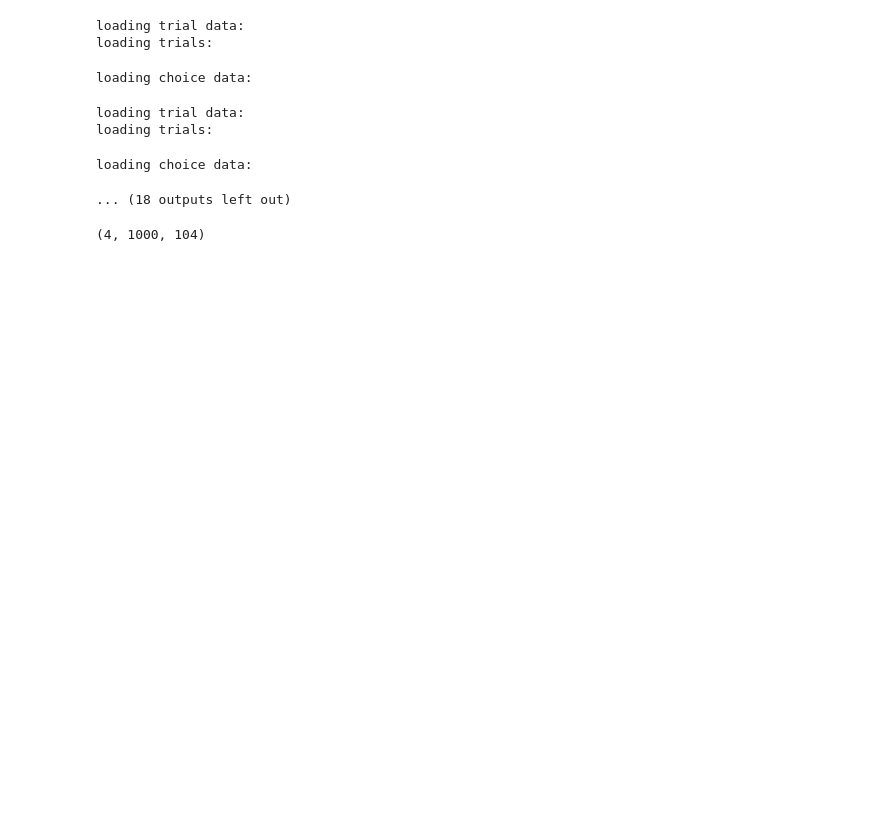
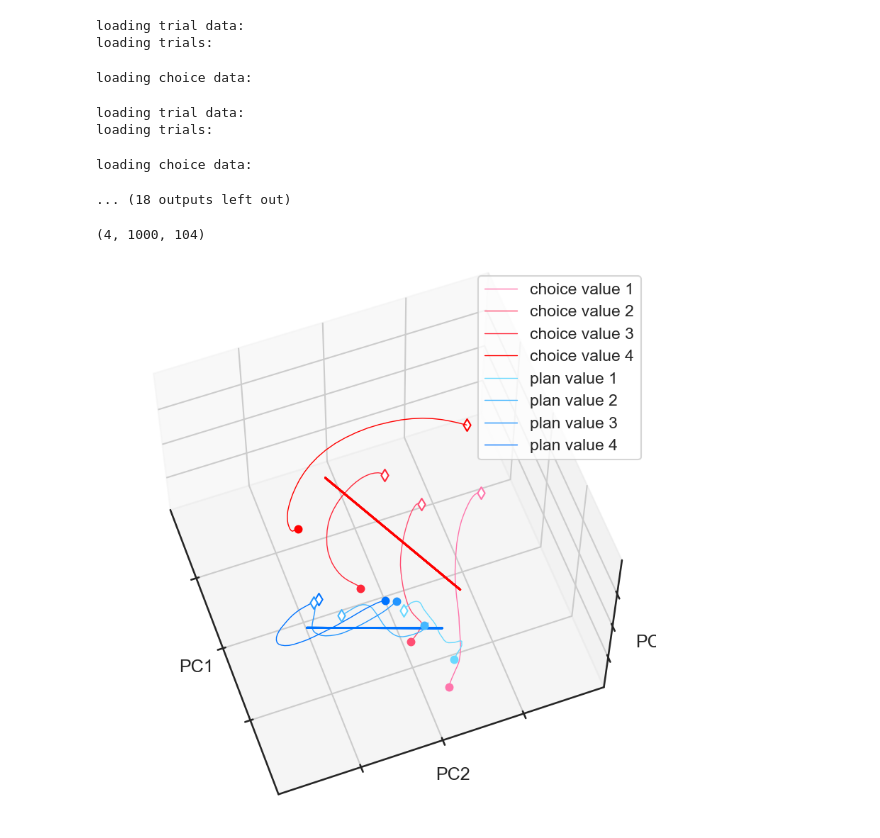
Before and after one commit to wjung21/PlanningDynamics, a Jupyter notebook: figures/fig4.ipynb, the cells around one changed output. Cells and saved outputs as stored; diff of their text form; code cells hidden in the pictures; blank space fills up the shorter version.

```diff
--- a/figures/fig4.ipynb
+++ b/figures/fig4.ipynb
@@ -130,18 +131,80 @@ class PCA:
 condition_averages["london"][0]["choice_avg"].shape
 # %% [output]
 (4, 1000, 104)
-# %%
-def fig4b(condition_averages):
-    sbj = "London"
-    choice_avg = np.concat([a["choice_avg"] for a in condition_averages[sbj]], axis=2)
-    plan_avg = np.concat([a["plan_avg"] for a in condition_averages[sbj]], axis=2)
-    full_avg = np.concat([choice_avg, plan_avg], axis=0)
-    conditions = {}
-    for i in range(4):
-        conditions[i]  = "choice" + i
-        conditions[i + 4] = "plan" + i
-    pca = PCA(n_components=10, bin_size=150, step_size=10)
-    pca.fit(full_avg)
+# %%
+from matplotlib.colors import LinearSegmentedColormap
+def interpolate_colors(color1, color2, num_colors):
+    cmap = LinearSegmentedColormap.from_list('custom_cmap', [color1, color2], N=num_colors)
+    colors = [cmap(i) for i in range(num_colors)]
+    return colors
+
+def fig4b(condition_averages):
+    sbj = "london"
+    choice_avg = np.concat([a["choice_avg"] for a in condition_averages[sbj]], axis=2)
+    plan_avg = np.concat([a["plan_avg"] for a in condition_averages[sbj]], axis=2)
+    full_avg = np.concat([choice_avg, plan_avg], axis=0)
+    conditions = {}
+    for i in range(4):
+        conditions[i]  = "choice value " + str(i + 1)
+        conditions[i + 4] = "plan value " + str(i + 1)
+    pca = PCA(n_components=10, bin_size=150, step_size=10)
+    pca.fit(full_avg)
+
+    sns.set(style="ticks", context="talk", palette="tab10")
+
+    fig = plt.figure(figsize=(10, 10))
+    ax = fig.add_subplot(111, projection='3d')
+    PCs = pca.PCs.copy()
+
+    l_start, l_end = 45, 85
+    t_start = 50
+    t_end = 80
+    choice_colors = interpolate_colors(color2="#ff0000", color1="#ff75ac", num_colors=4)#[::-1]
+    plan_colors = interpolate_colors(color2="#0073ff", color1="#69d9ff", num_colors=4)#[::-1]
+    colors_all = np.vstack([choice_colors, plan_colors])
+
+    for i in range(8):
+        trace = utils.movmean(PCs[i, l_start:l_end, :].T, w=2).T
+        c = colors_all[i]
+        ax.plot(trace[:, 0], trace[:, 1], trace[:, 2], color=c, alpha=1, linestyle="-", lw=1, label=conditions[i])
+        ax.scatter(trace[0, 0], trace[0, 1], trace[0, 2], color=c, s=50, alpha=1)
+        ax.scatter(trace[-1, 0], trace[-1, 1], trace[-1, 2], s=75, alpha=1, marker="d", facecolor="white", edgecolor=c)
+
+        mean_pcs_exe = PCs[:4, t_start:t_end, :].mean(axis=1)
+        mean_pcs_plan = PCs[4:, t_start:t_end, :].mean(axis=1)
+
+        def plot_linear_regression(ax, mean_pcs, colors):
+            model = LinearRegression().fit(mean_pcs[:, [0, 1]], mean_pcs[:, 2])
+            exe_coef = model.coef_.copy()
+            exe_intercept = model.intercept_
+
+            X, Y = np.linspace(mean_pcs[0, 0], mean_pcs[3, 0]), np.linspace(mean_pcs[0, 1], mean_pcs[3, 1])
+            Z = exe_coef[0] * X + exe_coef[1] * Y + exe_intercept
+            ax.plot(X, Y, Z, color=colors[-1], lw=2)
+            return
+
+        plot_linear_regression(ax, mean_pcs_exe, choice_colors)
+        plot_linear_regression(ax, mean_pcs_plan, plan_colors)
+
+        ax.set_xlim([-20, 40])
+        ax.set_ylim([-30, 30])
+        ax.set_zlim([-30, 40])
+
+        ax.set_xlabel("PC%i" % 1)
+        ax.set_ylabel("PC%i" % 2)
+        ax.set_zlabel("PC%i" % 3)
+
+    ax.set_xticks([-5, 10, 25], labels=["", "", ""])
+    ax.set_yticks([-30 + 15 , -30 + 30, -30 + 45], labels=["", "", ""])
+    ax.set_zticks([-30 + 70/4, -30 + 140/4, -30 + 210/4], labels=["", "", ""])
+    ax.legend()
+    ax.view_init(60, 160)
+
+    return pca, conditions
+
+pca, conditions = fig4b(condition_averages)
+# %% [output]
+[figure, added]
 # %%
 PC_models = {}
 for sbj in condition_averages:
```
Also changed, not shown: parts of 7 cells of this notebook.
